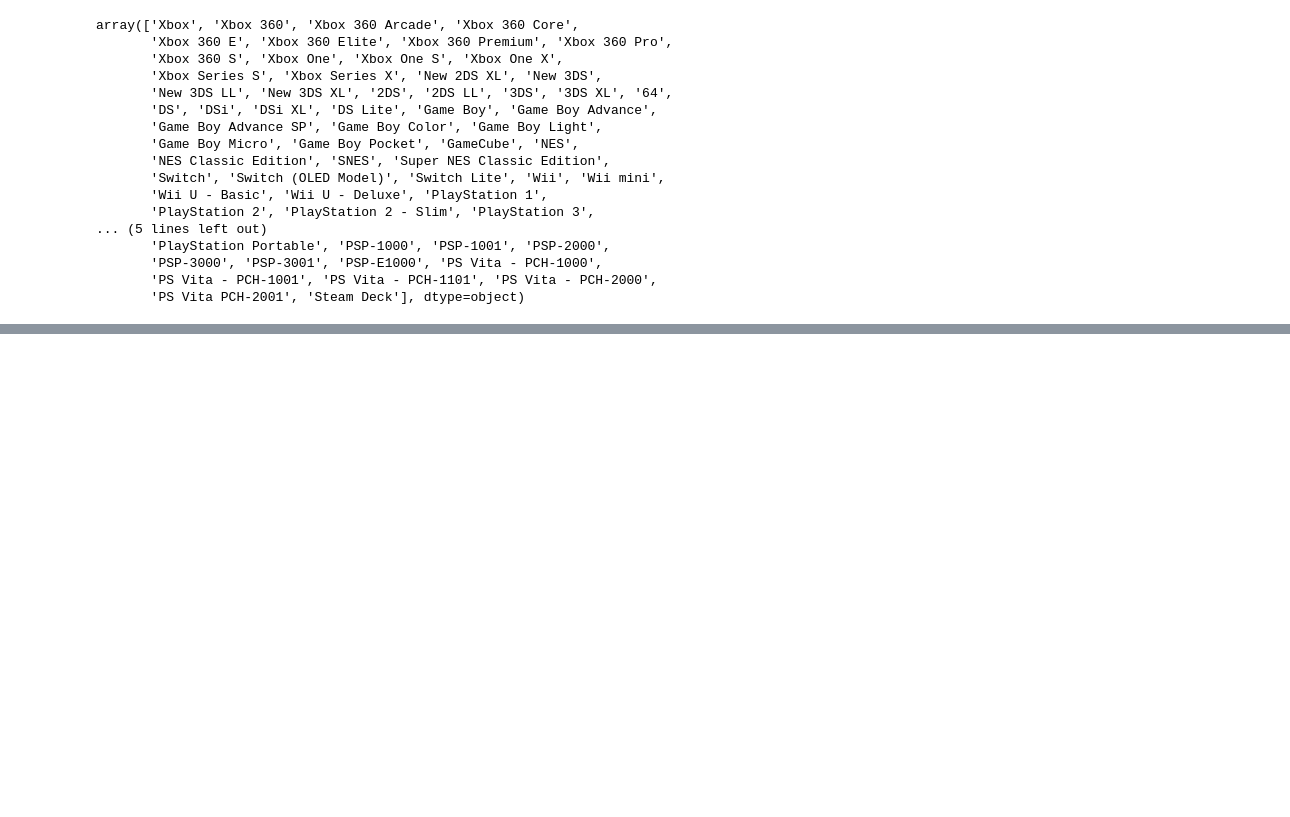
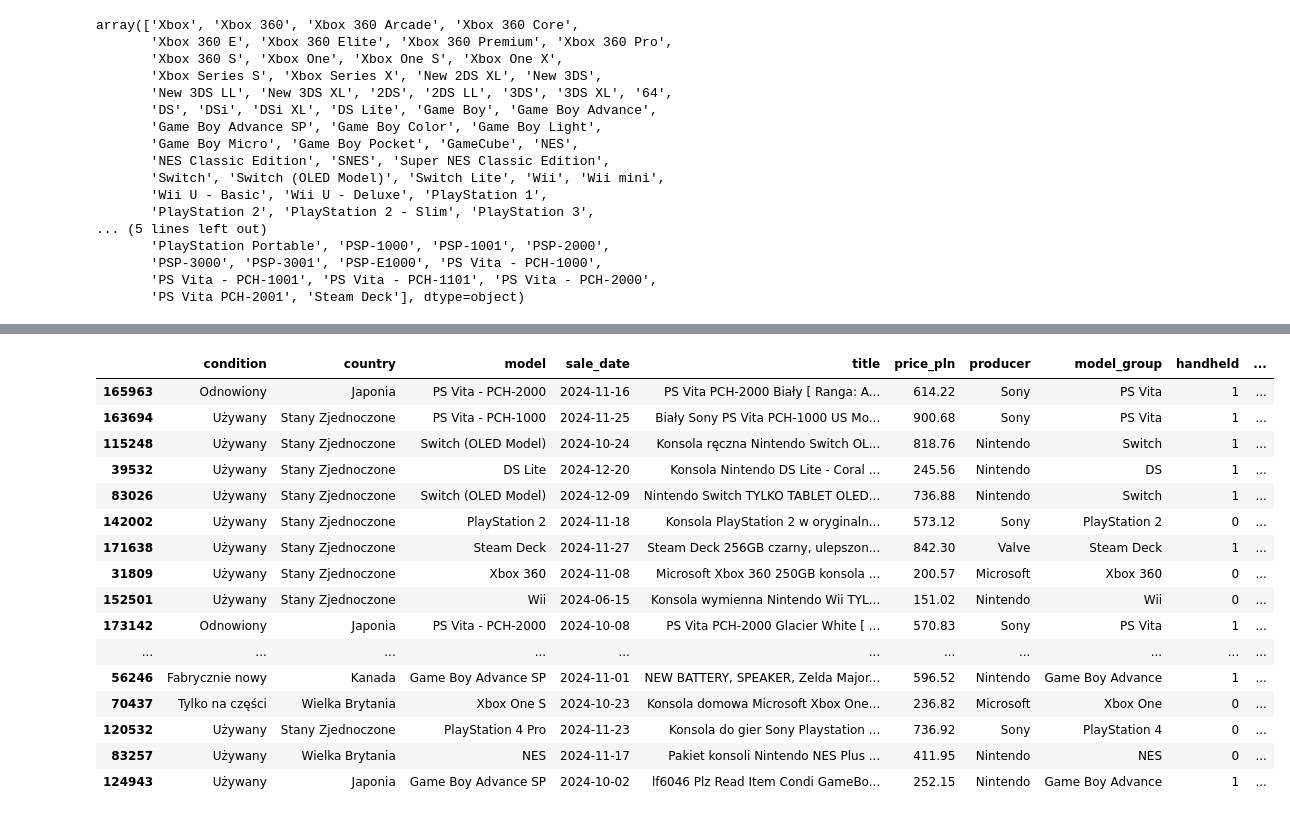
Before and after one commit to ChillGuysFromPjatk/Pad, a Jupyter notebook: src/cleaners/data_cleaning.ipynb, the cells around one changed output, grey strips where cells are left out. Saved outputs shown, nothing was run; the diff lists cells and outputs as text; code cells hidden in the pictures; blank space fills up the shorter version.

```diff
--- a/src/cleaners/data_cleaning.ipynb
+++ b/src/cleaners/data_cleaning.ipynb
@@ -373,0 +410,28 @@ array(['Stany Zjednoczone', 'Kanada', 'Australia', 'Wielka Brytania',
+# %%
+#obliczanie seller score na podstawie oceny i komentarzy
+#df['seller_num_comments'].describe()
+#df['seller_rating'].describe()
+
+df['seller_score'] = df['seller_rating'] * (1 + (np.log10(df['seller_num_comments'] + 1) / np.log10(df['seller_num_comments'].max() + 1)))
+#normalizuje
+df['seller_score'] = (df['seller_score'] - df['seller_score'].min()) / (df['seller_score'].max() - df['seller_score'].min())
+
+df.sample(20)
+# %% [output]
+|  | condition | country | model | sale_date | title | price_pln | producer | model_group | handheld | ... |
+| 165963 | Odnowiony | Japonia | PS Vita - PCH-2000 | 2024-11-16 | PS Vita PCH-2000 Biały [ Ranga: A... | 614.22 | Sony | PS Vita | 1 | ... |
+| 163694 | Używany | Stany Zjednoczone | PS Vita - PCH-1000 | 2024-11-25 | Biały Sony PS Vita PCH-1000 US Mo... | 900.68 | Sony | PS Vita | 1 | ... |
+| 115248 | Używany | Stany Zjednoczone | Switch (OLED Model) | 2024-10-24 | Konsola ręczna Nintendo Switch OL... | 818.76 | Nintendo | Switch | 1 | ... |
+| 39532 | Używany | Stany Zjednoczone | DS Lite | 2024-12-20 | Konsola Nintendo DS Lite - Coral ... | 245.56 | Nintendo | DS | 1 | ... |
+| 83026 | Używany | Stany Zjednoczone | Switch (OLED Model) | 2024-12-09 | Nintendo Switch TYLKO TABLET OLED... | 736.88 | Nintendo | Switch | 1 | ... |
+| 142002 | Używany | Stany Zjednoczone | PlayStation 2 | 2024-11-18 | Konsola PlayStation 2 w oryginaln... | 573.12 | Sony | PlayStation 2 | 0 | ... |
+| 171638 | Używany | Stany Zjednoczone | Steam Deck | 2024-11-27 | Steam Deck 256GB czarny, ulepszon... | 842.30 | Valve | Steam Deck | 1 | ... |
+| 31809 | Używany | Stany Zjednoczone | Xbox 360 | 2024-11-08 | Microsoft Xbox 360 250GB konsola ... | 200.57 | Microsoft | Xbox 360 | 0 | ... |
+| 152501 | Używany | Stany Zjednoczone | Wii | 2024-06-15 | Konsola wymienna Nintendo Wii TYL... | 151.02 | Nintendo | Wii | 0 | ... |
+| 173142 | Odnowiony | Japonia | PS Vita - PCH-2000 | 2024-10-08 | PS Vita PCH-2000 Glacier White [ ... | 570.83 | Sony | PS Vita | 1 | ... |
+| ... | ... | ... | ... | ... | ... | ... | ... | ... | ... | ... |
+| 56246 | Fabrycznie nowy | Kanada | Game Boy Advance SP | 2024-11-01 | NEW BATTERY, SPEAKER, Zelda Major... | 596.52 | Nintendo | Game Boy Advance | 1 | ... |
+| 70437 | Tylko na części | Wielka Brytania | Xbox One S | 2024-10-23 | Konsola domowa Microsoft Xbox One... | 236.82 | Microsoft | Xbox One | 0 | ... |
+| 120532 | Używany | Stany Zjednoczone | PlayStation 4 Pro | 2024-11-23 | Konsola do gier Sony Playstation ... | 736.92 | Sony | PlayStation 4 | 0 | ... |
+| 83257 | Używany | Wielka Brytania | NES | 2024-11-17 | Pakiet konsoli Nintendo NES Plus ... | 411.95 | Nintendo | NES | 0 | ... |
+| 124943 | Używany | Japonia | Game Boy Advance SP | 2024-10-02 | lf6046 Plz Read Item Condi GameBo... | 252.15 | Nintendo | Game Boy Advance | 1 | ... |
```
Also changed, not shown: parts of 11 cells of this notebook, 1 other file.
